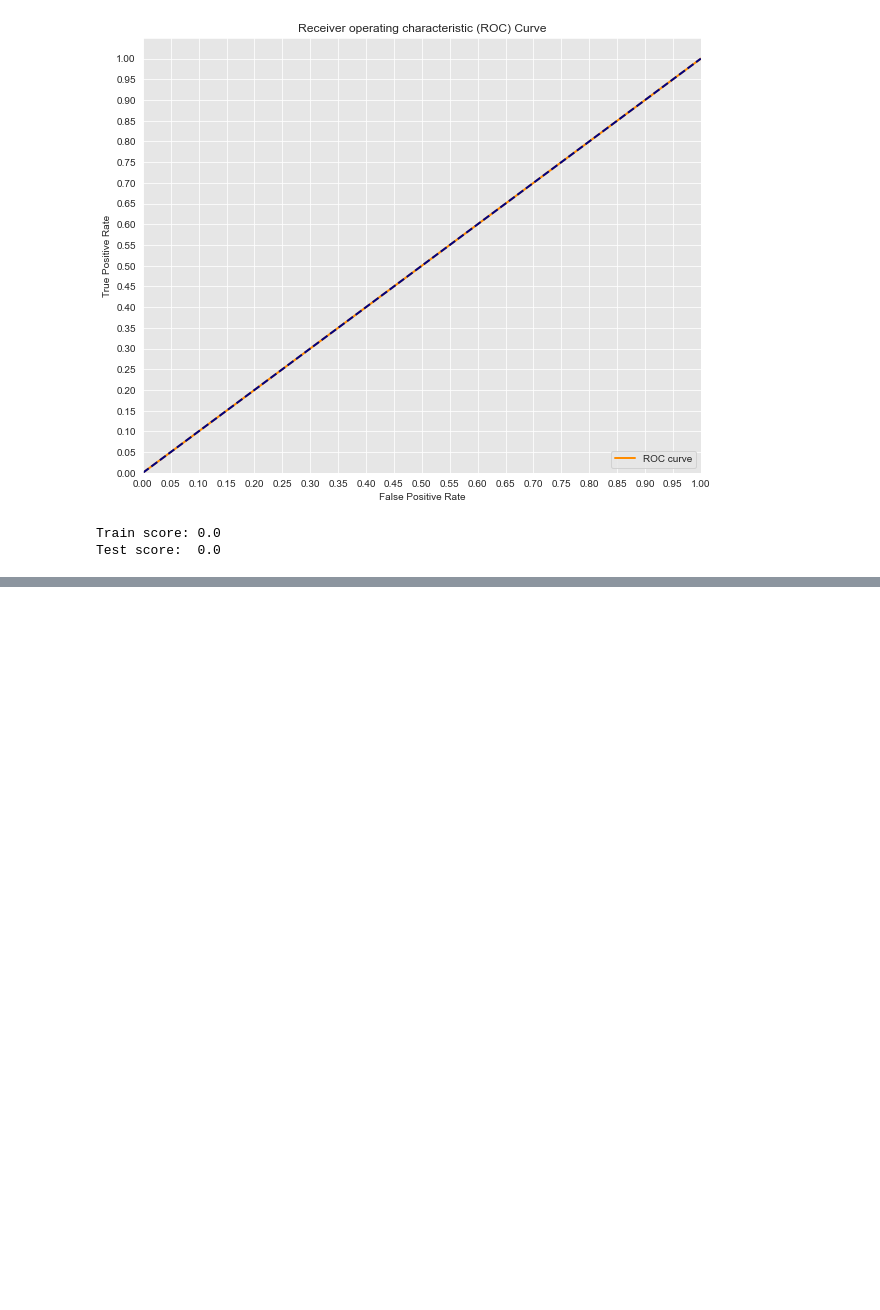
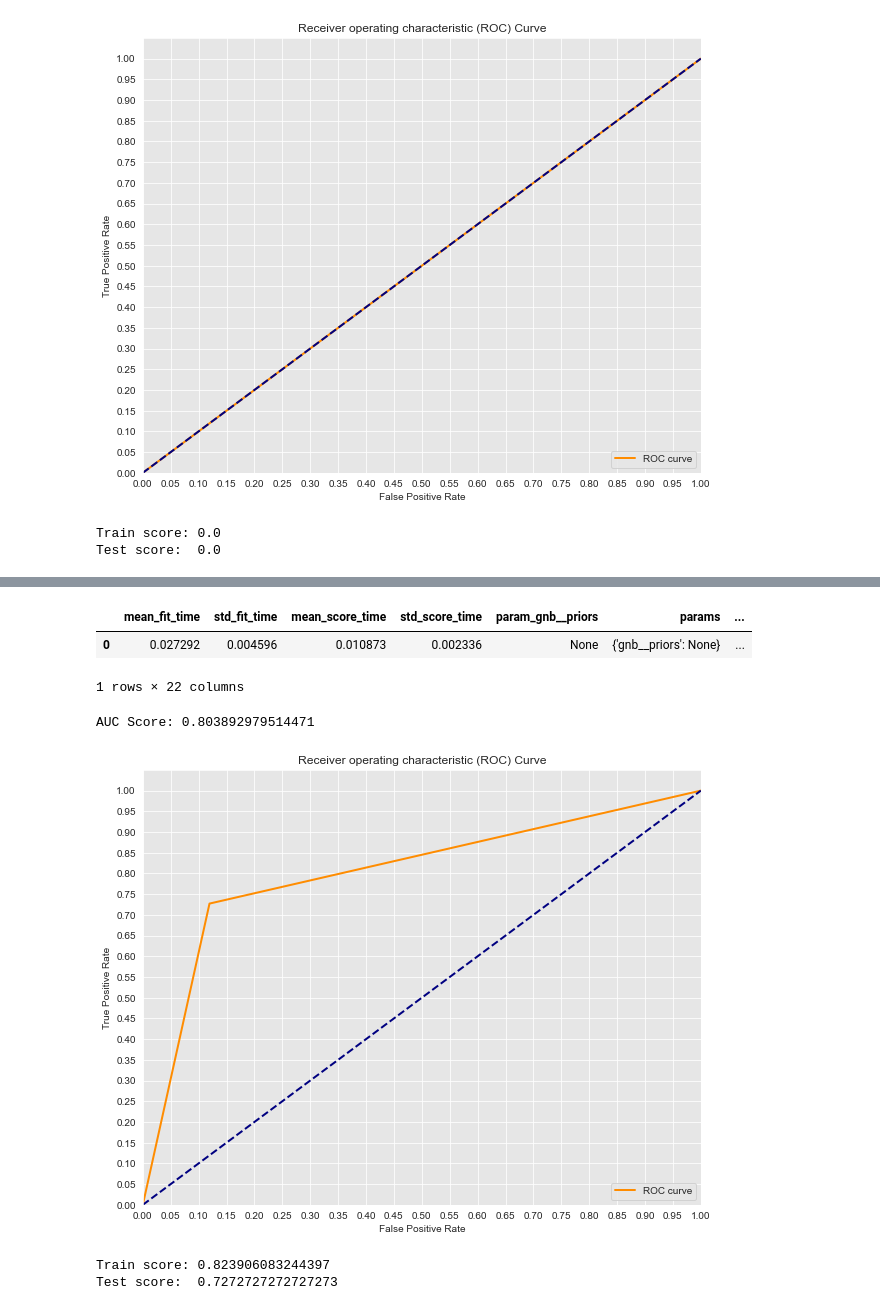
Before and after one commit to andrewwhitman/BirdConservation, a Jupyter notebook: notebooks/Scott/Modeling.ipynb, the cells around one changed output, grey strips where cells are left out. Cells and saved outputs as stored; diff of their text form; code cells hidden in the pictures; blank space fills up the shorter version.

```diff
--- a/notebooks/Scott/Modeling.ipynb
+++ b/notebooks/Scott/Modeling.ipynb
@@ -851,0 +863,11 @@ Test score:  0.0
+# %%
+gnb_pipe = Pipeline(steps=[('preprocessor', preprocessor),
+                   ('gnb', GaussianNB())])
+
+gnb_grid = {'gnb__priors': [None]}
+
+scoring_metrics = ['recall', 'f1']
+
+gnb_gs = GridSearchCV(estimator=gnb_pipe, param_grid=gnb_grid, scoring=scoring_metrics, refit='recall')
+# %%
+gnb_gs.fit(X_train, y_train)
@@ -851,0 +892,41 @@ Test score:  0.0
+# %%
+pd.DataFrame(gnb_gs.cv_results_)
+# %% [output]
+|  | mean_fit_time | std_fit_time | mean_score_time | std_score_time | param_gnb__priors | params | ... |
+| 0 | 0.027292 | 0.004596 | 0.010873 | 0.002336 | None | {'gnb__priors': None} | ... |
+1 rows × 22 columns
+# %%
+y_score = gnb_gs.predict(X_test)
+
+fpr, tpr, thresholds = roc_curve(y_test, y_score)
+
+print("AUC Score:",auc(fpr, tpr))
+
+# Seaborn's beautiful styling
+sns.set_style('darkgrid', {'axes.facecolor': '0.9'})
+
+# Plot the ROC curve
+plt.figure(figsize=(10, 8))
+lw = 2
+plt.plot(fpr, tpr, color='darkorange',
+         lw=lw, label='ROC curve')
+plt.plot([0, 1], [0, 1], color='navy', lw=lw, linestyle='--')
+plt.xlim([0.0, 1.0])
+plt.ylim([0.0, 1.05])
+plt.yticks([i/20.0 for i in range(21)])
+plt.xticks([i/20.0 for i in range(21)])
+plt.xlabel('False Positive Rate')
+plt.ylabel('True Positive Rate')
+plt.title('Receiver operating characteristic (ROC) Curve')
+plt.legend(loc='lower right')
+plt.show();
+# %% [output]
+AUC Score: 0.803892979514471
+[figure, added]
+# %%
+# Some overfitting, but not too bad.
+print("Train score:",gnb_gs.score(X_train,y_train))
+print("Test score: ",gnb_gs.score(X_test,y_test))
+# %% [output]
+Train score: 0.823906083244397
+Test score:  0.7272727272727273
```
Also changed, not shown: parts of 59 cells of this notebook.
